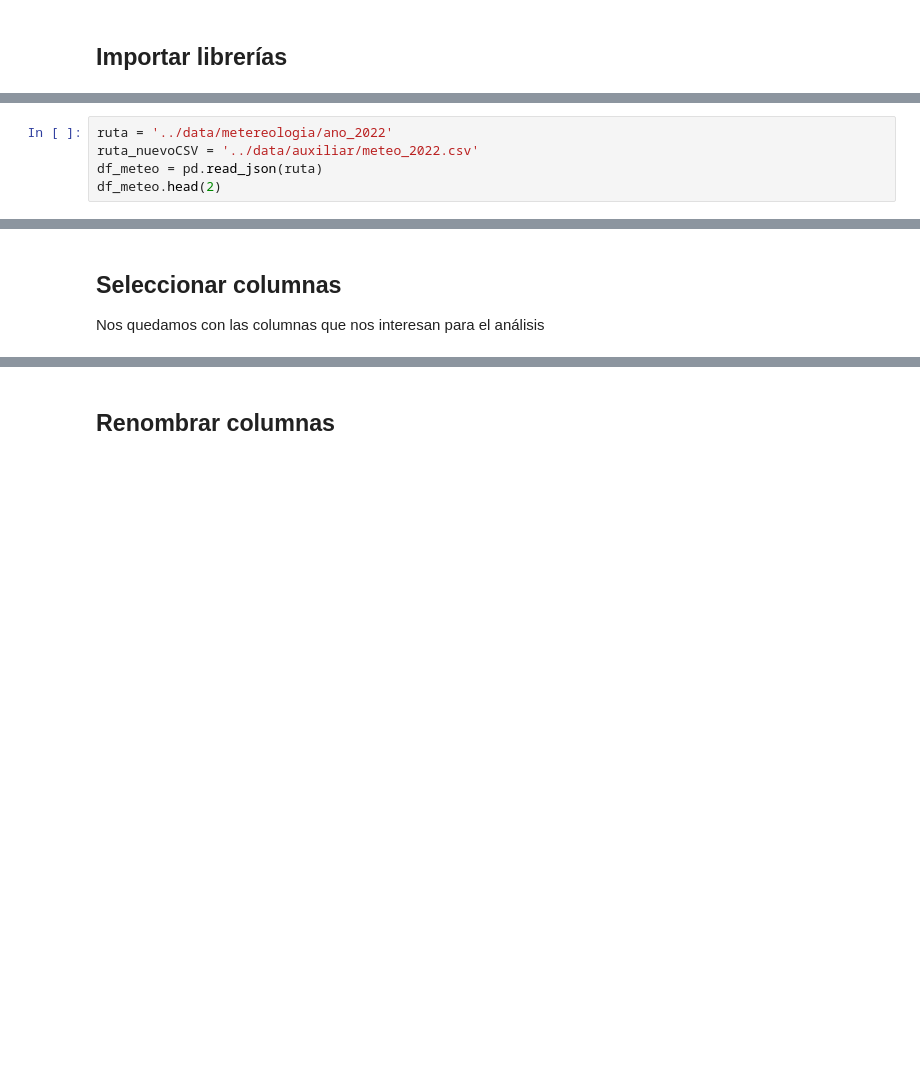
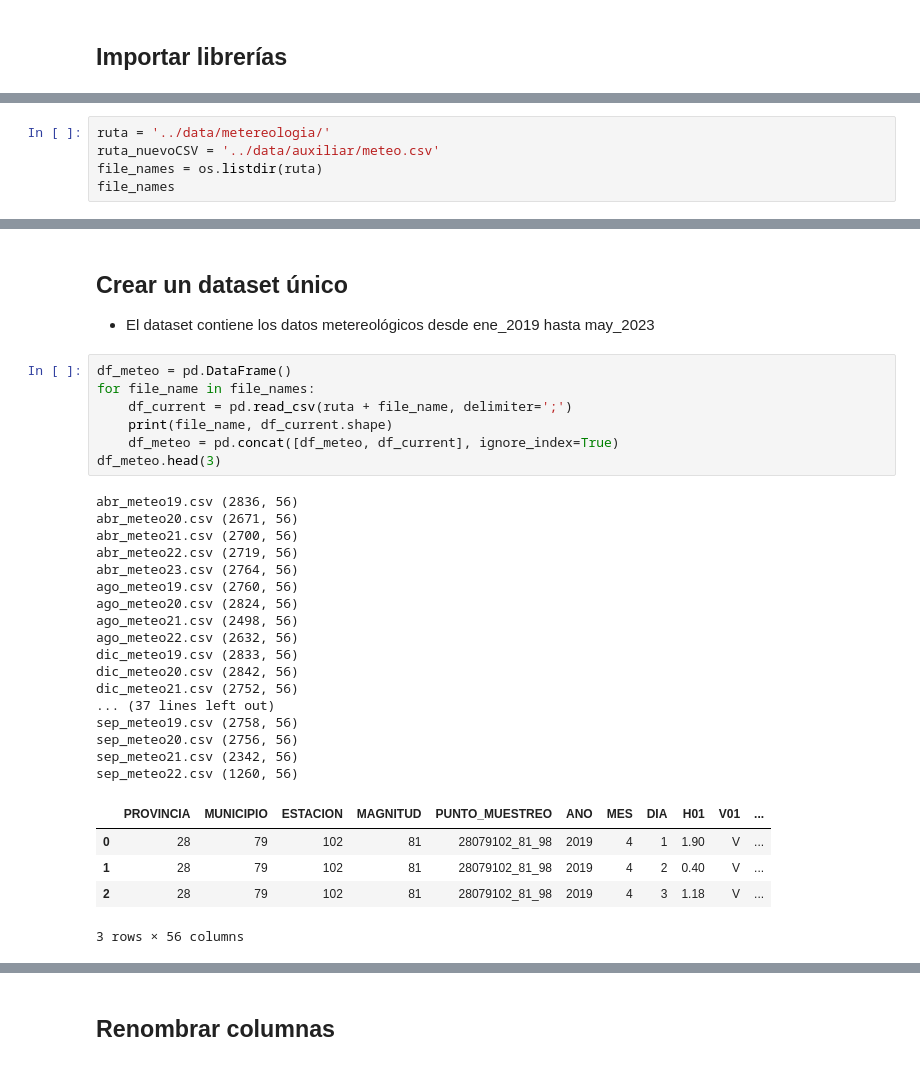
Before and after one commit to EmmaMontalban/grupo1_analisis, a Jupyter notebook: notebooks/0.2.Creaccion_columnas_metereologia.ipynb, the cells around one changed output, grey strips where cells are left out. Saved outputs shown, nothing was run; the diff lists cells and outputs as text; blank space fills up the shorter version.

```diff
--- a/notebooks/0.2.Creaccion_columnas_metereologia.ipynb
+++ b/notebooks/0.2.Creaccion_columnas_metereologia.ipynb
@@ -10,6 +10,6 @@ import data_util as util
 # %%
-ruta = '../data/metereologia/ano_2022'
-ruta_nuevoCSV = '../data/auxiliar/meteo_2022.csv'
-df_meteo = pd.read_json(ruta)
-df_meteo.head(2)
+ruta = '../data/metereologia/'
+ruta_nuevoCSV = '../data/auxiliar/meteo.csv'
+file_names = os.listdir(ruta)
+file_names
 # %% [output]
@@ -19,4 +33,34 @@ df_meteo.head(2)
-# %% [markdown]
-## Seleccionar columnas
-
-Nos quedamos con las columnas que nos interesan para el análisis
+# %% [markdown]
+## Crear un dataset único
+
+* El dataset contiene los datos metereológicos desde ene_2019 hasta may_2023
+# %%
+df_meteo = pd.DataFrame()
+for file_name in file_names:
+    df_current = pd.read_csv(ruta + file_name, delimiter=';')
+    print(file_name, df_current.shape)
+    df_meteo = pd.concat([df_meteo, df_current], ignore_index=True)
+df_meteo.head(3)
+# %% [output]
+abr_meteo19.csv (2836, 56)
+abr_meteo20.csv (2671, 56)
+abr_meteo21.csv (2700, 56)
+abr_meteo22.csv (2719, 56)
+abr_meteo23.csv (2764, 56)
+ago_meteo19.csv (2760, 56)
+ago_meteo20.csv (2824, 56)
+ago_meteo21.csv (2498, 56)
+ago_meteo22.csv (2632, 56)
+dic_meteo19.csv (2833, 56)
+dic_meteo20.csv (2842, 56)
+dic_meteo21.csv (2752, 56)
+... (37 lines left out)
+sep_meteo19.csv (2758, 56)
+sep_meteo20.csv (2756, 56)
+sep_meteo21.csv (2342, 56)
+sep_meteo22.csv (1260, 56)
+|  | PROVINCIA | MUNICIPIO | ESTACION | MAGNITUD | PUNTO_MUESTREO | ANO | MES | DIA | H01 | V01 | ... |
+| 0 | 28 | 79 | 102 | 81 | 28079102_81_98 | 2019 | 4 | 1 | 1.90 | V | ... |
+| 1 | 28 | 79 | 102 | 81 | 28079102_81_98 | 2019 | 4 | 2 | 0.40 | V | ... |
+| 2 | 28 | 79 | 102 | 81 | 28079102_81_98 | 2019 | 4 | 3 | 1.18 | V | ... |
+3 rows × 56 columns
```
Also changed, not shown: parts of 45 cells of this notebook.
